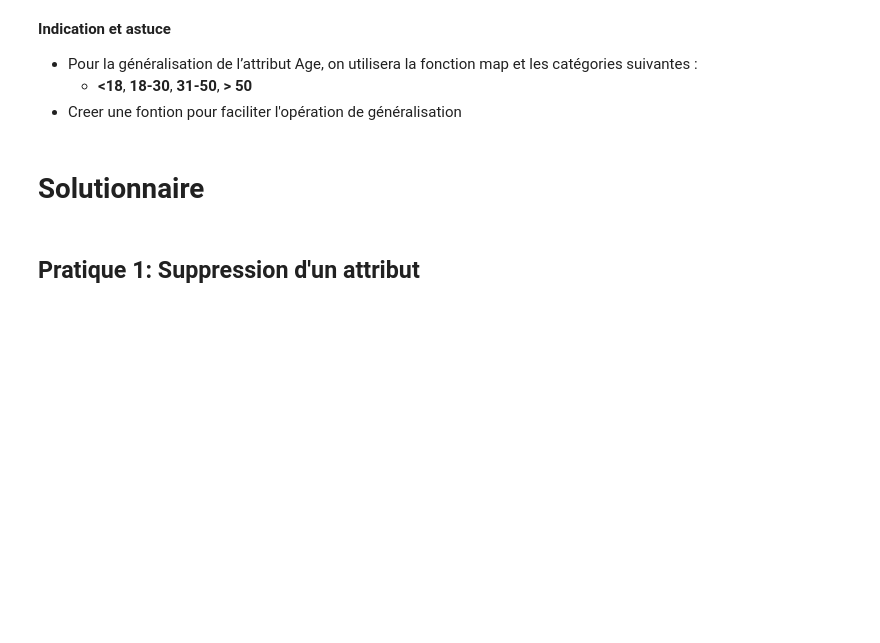
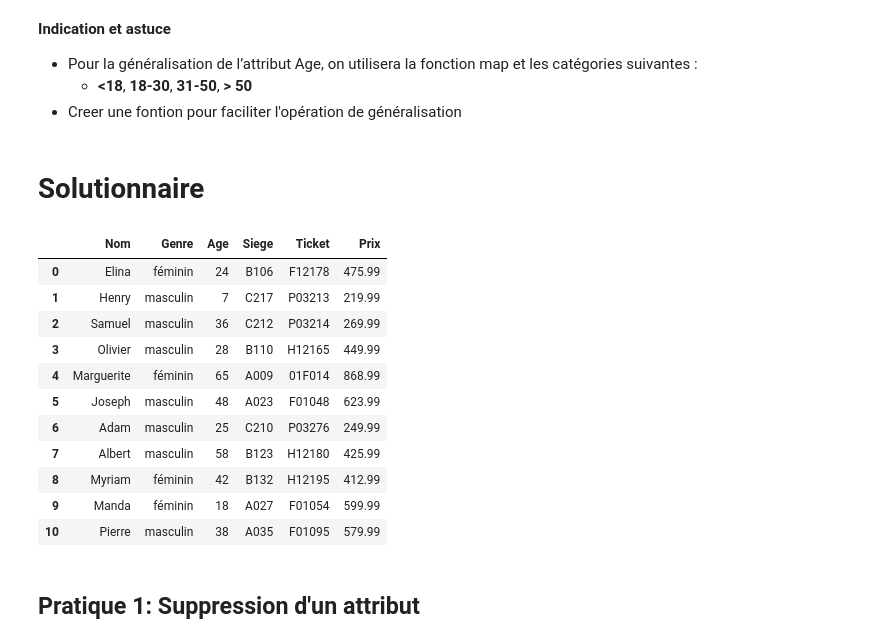
Before and after one commit to pia-fcse-bdeb/Cours-EDUlib, a Jupyter notebook: module-3/Exercices/pratiques_anonymisation.ipynb, the cells around one changed output. Cells and saved outputs as stored; diff of their text form; code cells hidden in the pictures; blank space fills up the shorter version.

Commit message:
pratique anonymisation + data_voyage

```diff
--- a/module-3/Exercices/pratiques_anonymisation.ipynb
+++ b/module-3/Exercices/pratiques_anonymisation.ipynb
@@ -57,12 +45,21 @@ df.head()
 # %%
 # importer la librairie pandas
 import pandas as pd
-
-# création d'un dataframe noté data
-data = pd.DataFrame({"Nom":   ["Elina", "Henry", "Samuel", "Katherine", "Marguerite ", "Joseph ", "Adam", "Albert", "Myriam", "Manda"],
-                     "Genre": ["féminin", "masculin", "masculin", "féminin", "féminin", "masculin", "masculin", "masculin", "féminin", "féminin"],
-                     "Age":   [24,7,36,28,65,48,25,58,42, 18],
-                     "Siège": ["B26", "C17", "C12", "B10", "A26", "A23", "C10", "B23", "B12", "A17",],
-                     "Ticket":["F12178", "P03213", "P03214", "H12165", "F01054", "F01068", "P03276", "H12180", "H12195", "F01034",],
-                     "Prix":  [475.99,219.99,269.99,399.99,868.99,623.99,249.99,425.99,412.99, 599.99],
-                     })
+data = pd.read_csv("data_voyage.csv")
+# créer une copie pour ne pas toucher au dataframe d'origine
+df = data.copy()
+# Afficher le dataframe
+df
+# %% [output]
+|  | Nom | Genre | Age | Siege | Ticket | Prix |
+| 0 | Elina | féminin | 24 | B106 | F12178 | 475.99 |
+| 1 | Henry | masculin | 7 | C217 | P03213 | 219.99 |
+| 2 | Samuel | masculin | 36 | C212 | P03214 | 269.99 |
+| 3 | Olivier | masculin | 28 | B110 | H12165 | 449.99 |
+| 4 | Marguerite | féminin | 65 | A009 | 01F014 | 868.99 |
+| 5 | Joseph | masculin | 48 | A023 | F01048 | 623.99 |
+| 6 | Adam | masculin | 25 | C210 | P03276 | 249.99 |
+| 7 | Albert | masculin | 58 | B123 | H12180 | 425.99 |
+| 8 | Myriam | féminin | 42 | B132 | H12195 | 412.99 |
+| 9 | Manda | féminin | 18 | A027 | F01054 | 599.99 |
+| 10 | Pierre | masculin | 38 | A035 | F01095 | 579.99 |
```
Also changed, not shown: parts of 41 cells of this notebook, 1 other file.
